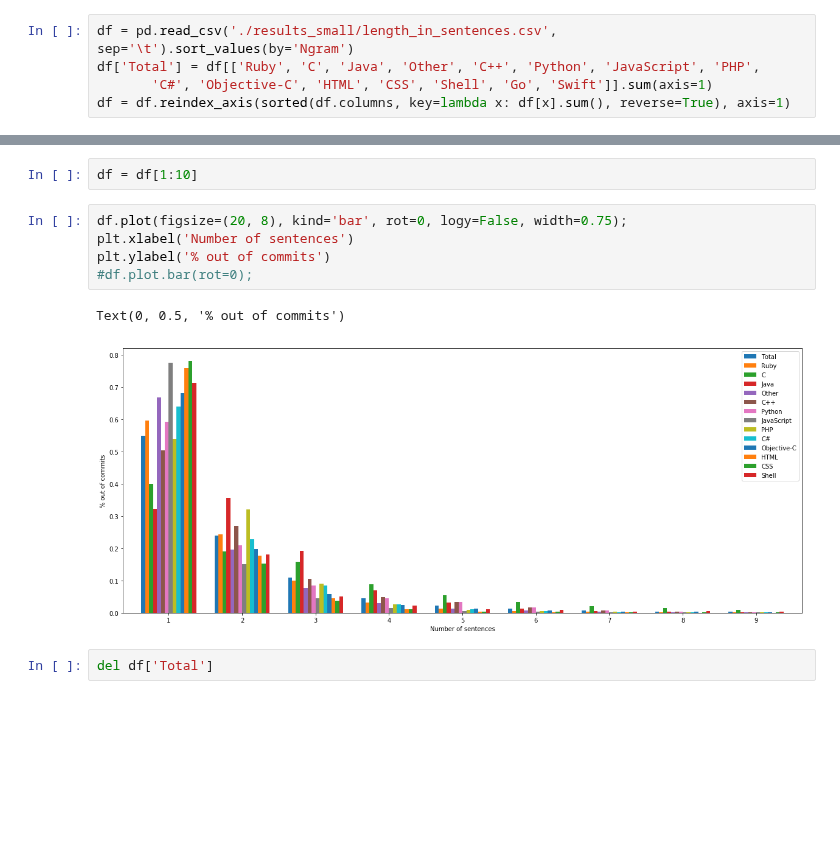
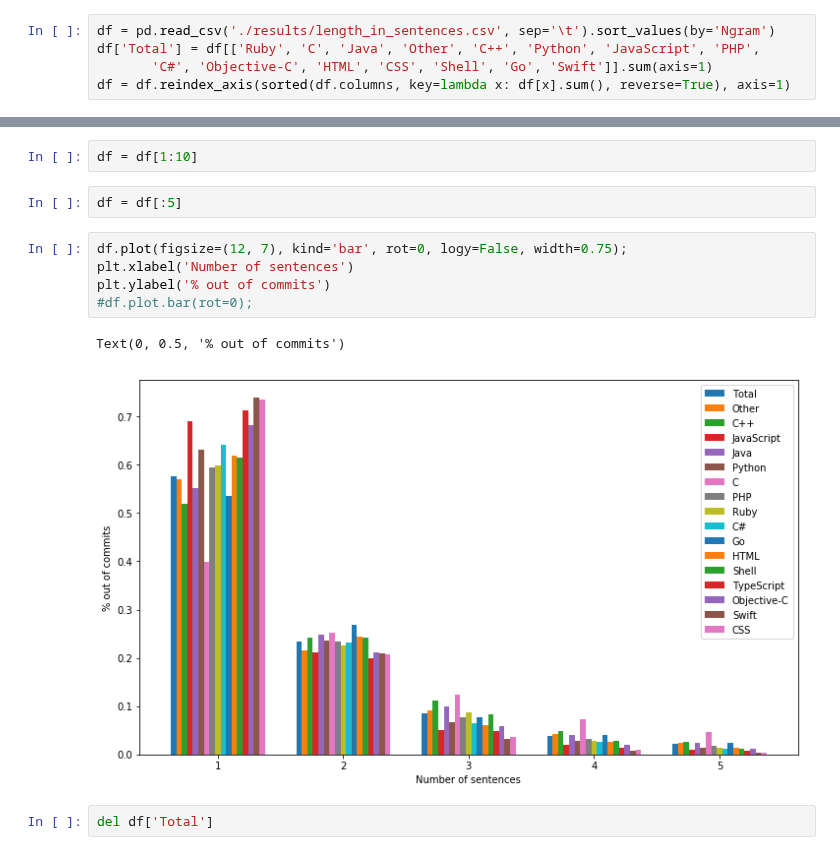
Before and after one commit to dkbrz/Git_Commits, a Jupyter notebook: notebooks_full/vocabulary.ipynb, the cells around one changed output, grey strips where cells are left out. Drawn from its saved outputs; the diff is of its cells as text; blank space fills up the shorter version.

Commit message:
images, new entry structure

```diff
--- a/notebooks_full/vocabulary.ipynb
+++ b/notebooks_full/vocabulary.ipynb
@@ -457,7 +470,7 @@ with open('./results_small/length_in_sentences.csv', 'w') as f:
         row = [word]+[str(i) for i in dictionary[key]]
         f.write('\t'.join(row)+'\n')
 # %%
-df = pd.read_csv('./results_small/length_in_sentences.csv', sep='\t').sort_values(by='Ngram')
+df = pd.read_csv('./results/length_in_sentences.csv', sep='\t').sort_values(by='Ngram')
 df['Total'] = df[['Ruby', 'C', 'Java', 'Other', 'C++', 'Python', 'JavaScript', 'PHP',
        'C#', 'Objective-C', 'HTML', 'CSS', 'Shell', 'Go', 'Swift']].sum(axis=1)
 df = df.reindex_axis(sorted(df.columns, key=lambda x: df[x].sum(), reverse=True), axis=1)
@@ -523,13 +537,15 @@ df[1:10]
 # %%
 df = df[1:10]
+# %%
+df = df[:5]
 # %%
-df.plot(figsize=(20, 8), kind='bar', rot=0, logy=False, width=0.75);
+df.plot(figsize=(12, 7), kind='bar', rot=0, logy=False, width=0.75);
 plt.xlabel('Number of sentences')
 plt.ylabel('% out of commits')
 #df.plot.bar(rot=0);
 # %% [output]
 Text(0, 0.5, '% out of commits')
-[figure, old version]
+[figure, new version]
 # %%
 del df['Total']
 # %%
```
Also changed, not shown: parts of 25 cells of this notebook, 6 other files.
